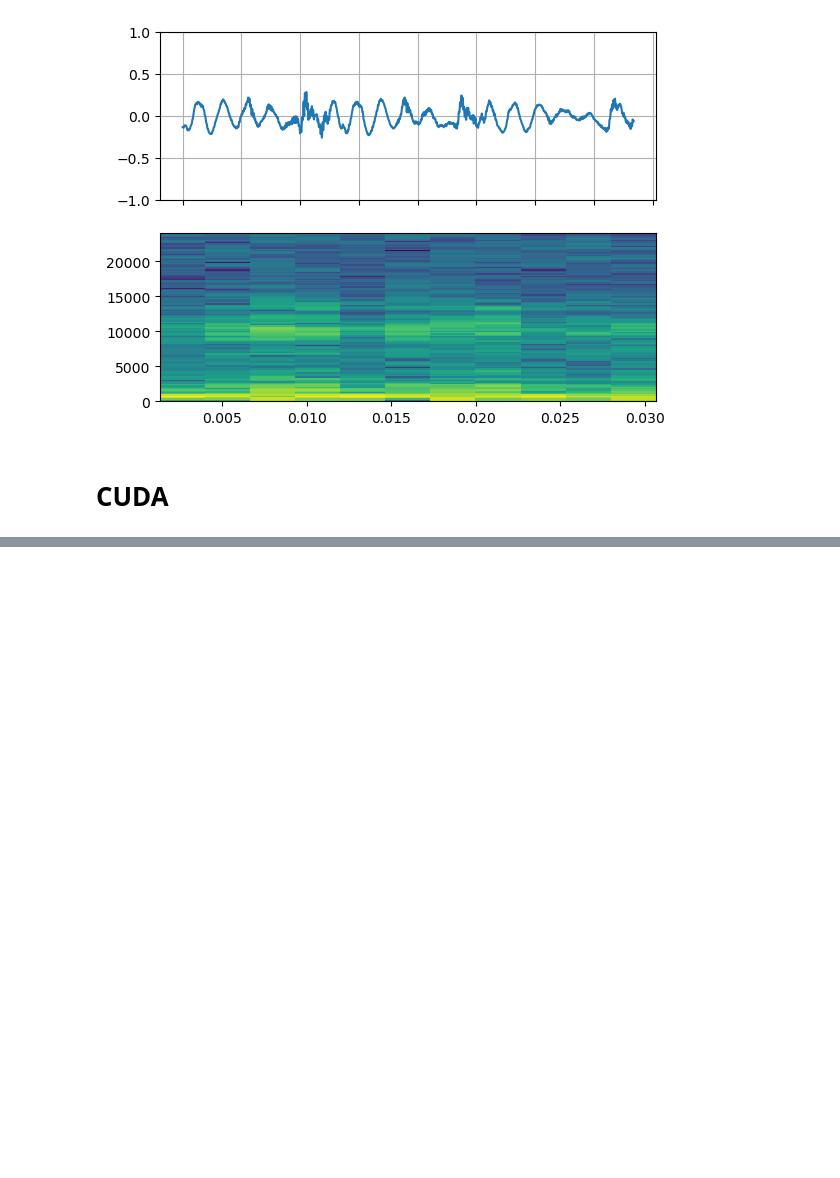
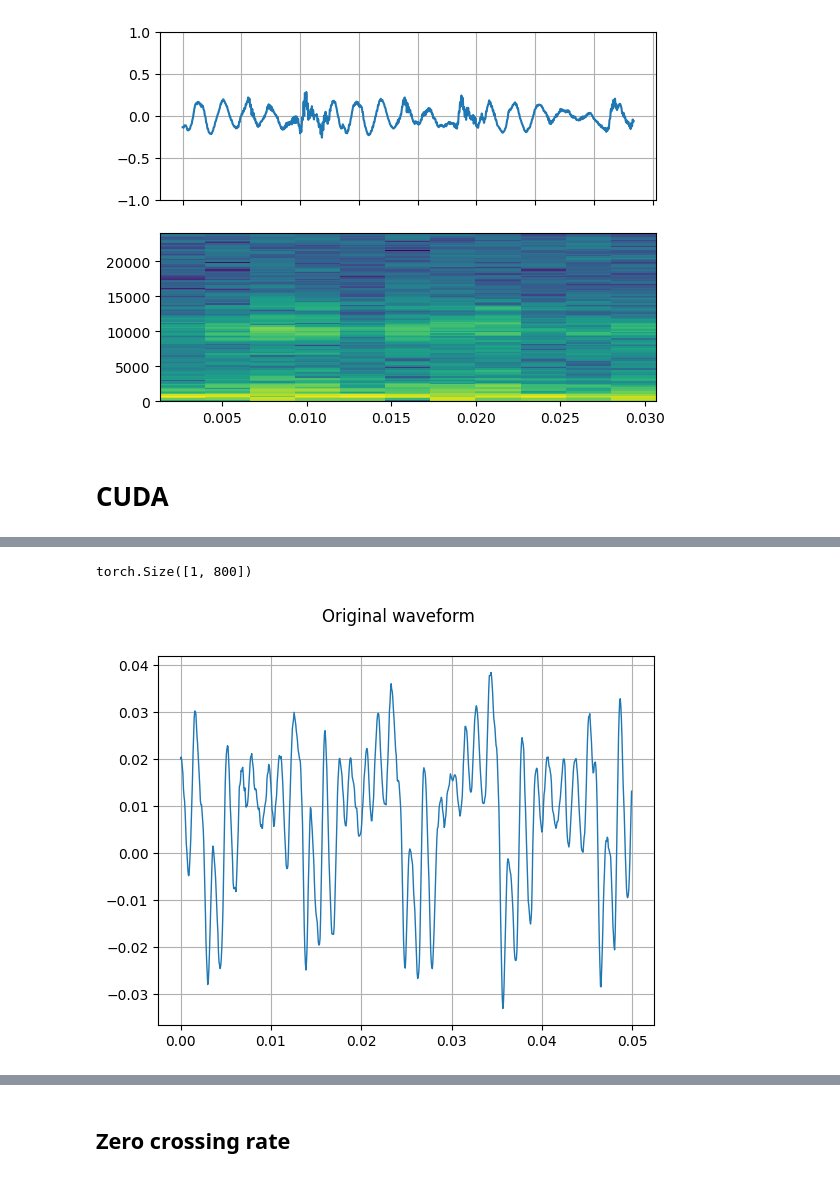
Before and after one commit to roboav8r/ros_audition, a Jupyter notebook: TorchAudio tester.ipynb, the cells around one changed output, grey strips where cells are left out. Cells and saved outputs as stored; diff of their text form; code cells hidden in the pictures; blank space fills up the shorter version.

```diff
--- a/TorchAudio tester.ipynb
+++ b/TorchAudio tester.ipynb
@@ -140,0 +312,8 @@ cuda
+# %%
+print(frame.shape)
+
+plot_waveform(frame, 16000, title="Original waveform")
+Audio(frame.numpy(), rate=16000)
+# %% [output]
+torch.Size([1, 800])
+[figure, added]
@@ -140,0 +321,2 @@ cuda
+# %% [markdown]
+## Zero crossing rate
```
Also changed, not shown: parts of 15 cells of this notebook, 4 other files.
